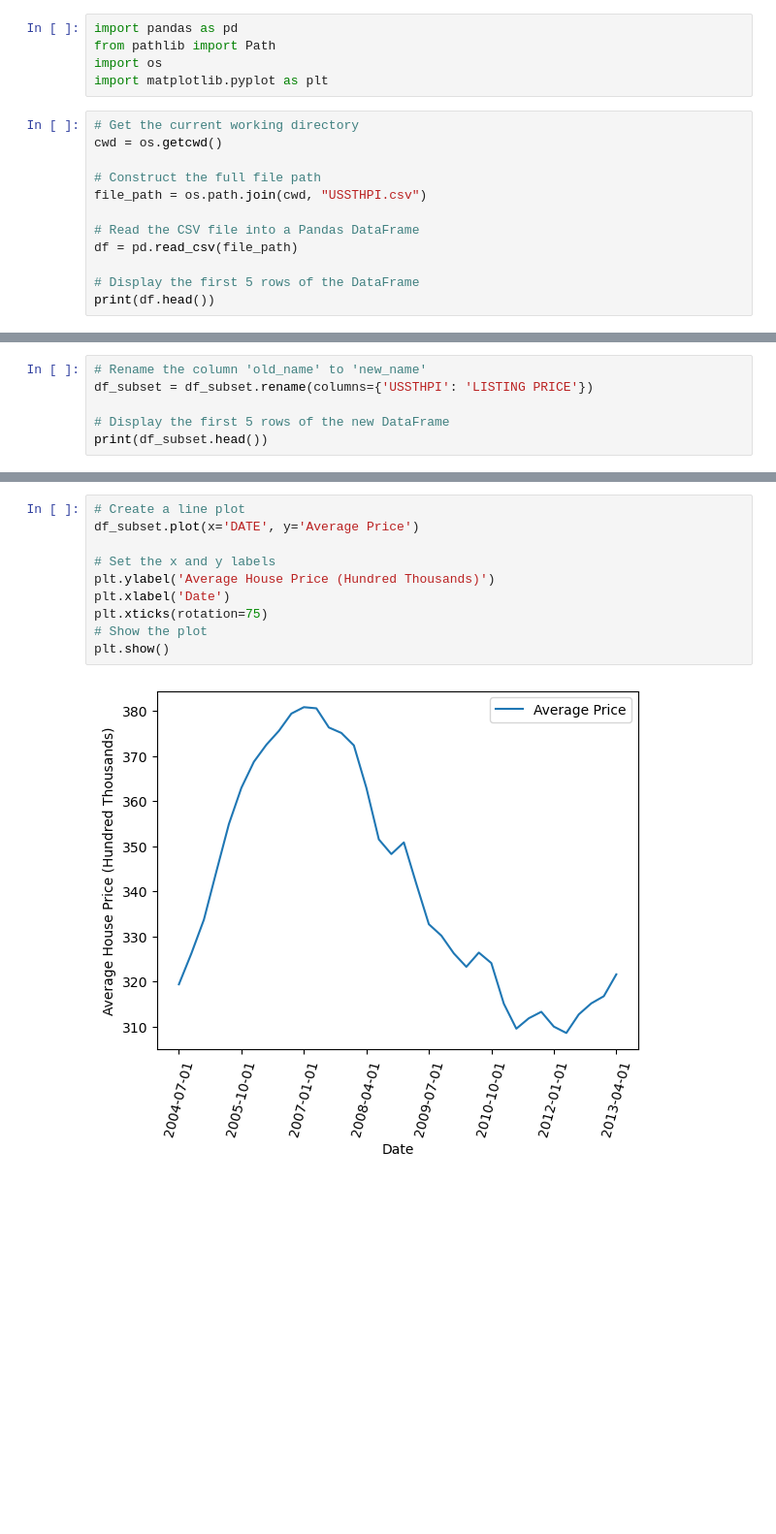
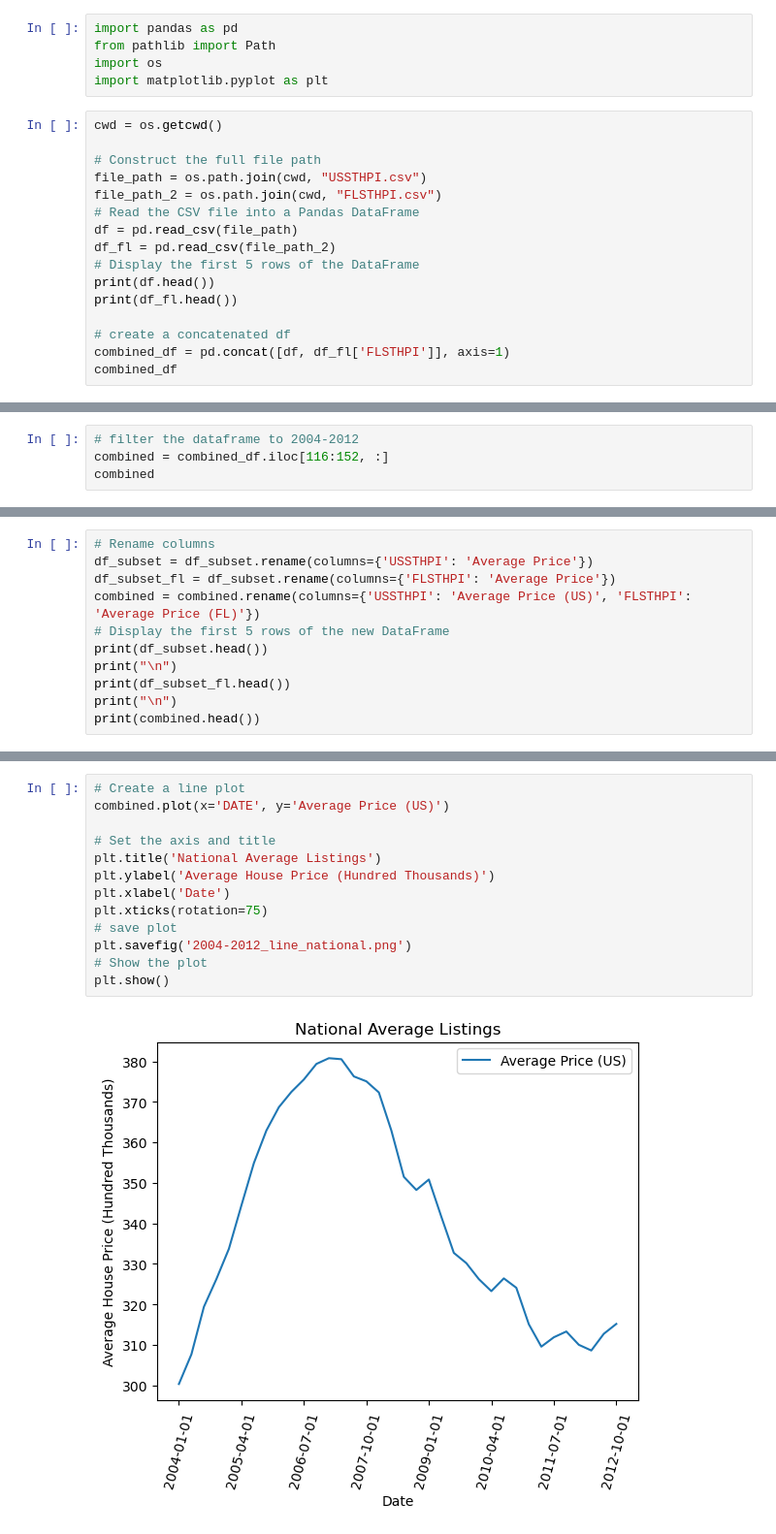
Before and after one commit to 316Jesse/Project1, a Jupyter notebook: 2004-2012 housing prices/historical_prices.ipynb, the cells around one changed output, grey strips where cells are left out. Shown at 97% size. Cells and saved outputs as stored; diff of their text form; blank space fills up the shorter version.

```diff
--- a/2004-2012 housing prices/historical_prices.ipynb
+++ b/2004-2012 housing prices/historical_prices.ipynb
@@ -4,17 +4,21 @@ from pathlib import Path
 import os
 import matplotlib.pyplot as plt
 # %%
-# Get the current working directory
 cwd = os.getcwd()
 
 # Construct the full file path
 file_path = os.path.join(cwd, "USSTHPI.csv")
-
+file_path_2 = os.path.join(cwd, "FLSTHPI.csv")
 # Read the CSV file into a Pandas DataFrame
 df = pd.read_csv(file_path)
-
+df_fl = pd.read_csv(file_path_2)
 # Display the first 5 rows of the DataFrame
 print(df.head())
+print(df_fl.head())
+
+# create a concatenated df
+combined_df = pd.concat([df, df_fl['FLSTHPI']], axis=1)
+combined_df
 # %% [output]
          DATE  USSTHPI
 0  1975-01-01    60.06
@@ -24,0 +48,4 @@ print(df.head())
+# %%
+# filter the dataframe to 2004-2012
+combined = combined_df.iloc[116:152, :]
+combined
@@ -49,8 +97,13 @@ print(df_subset)
 # %%
-# Rename the column 'old_name' to 'new_name'
-df_subset = df_subset.rename(columns={'USSTHPI': 'LISTING PRICE'})
-
+# Rename columns
+df_subset = df_subset.rename(columns={'USSTHPI': 'Average Price'})
+df_subset_fl = df_subset.rename(columns={'FLSTHPI': 'Average Price'})
+combined = combined.rename(columns={'USSTHPI': 'Average Price (US)', 'FLSTHPI': 'Average Price (FL)'})
 # Display the first 5 rows of the new DataFrame
 print(df_subset.head())
+print("\n")
+print(df_subset_fl.head())
+print("\n")
+print(combined.head())
 # %% [output]
            DATE  Average Price
@@ -62,12 +126,15 @@ print(df_subset.head())
 # %%
 # Create a line plot
-df_subset.plot(x='DATE', y='Average Price')
+combined.plot(x='DATE', y='Average Price (US)')
 
-# Set the x and y labels
+# Set the axis and title
+plt.title('National Average Listings')
 plt.ylabel('Average House Price (Hundred Thousands)')
 plt.xlabel('Date')
 plt.xticks(rotation=75)
+# save plot
+plt.savefig('2004-2012_line_national.png')
 # Show the plot
 plt.show()
 # %% [output]
-[figure, old version]
+[figure, new version]
```
Also changed, not shown: parts of 12 cells of this notebook, 11 other files.
